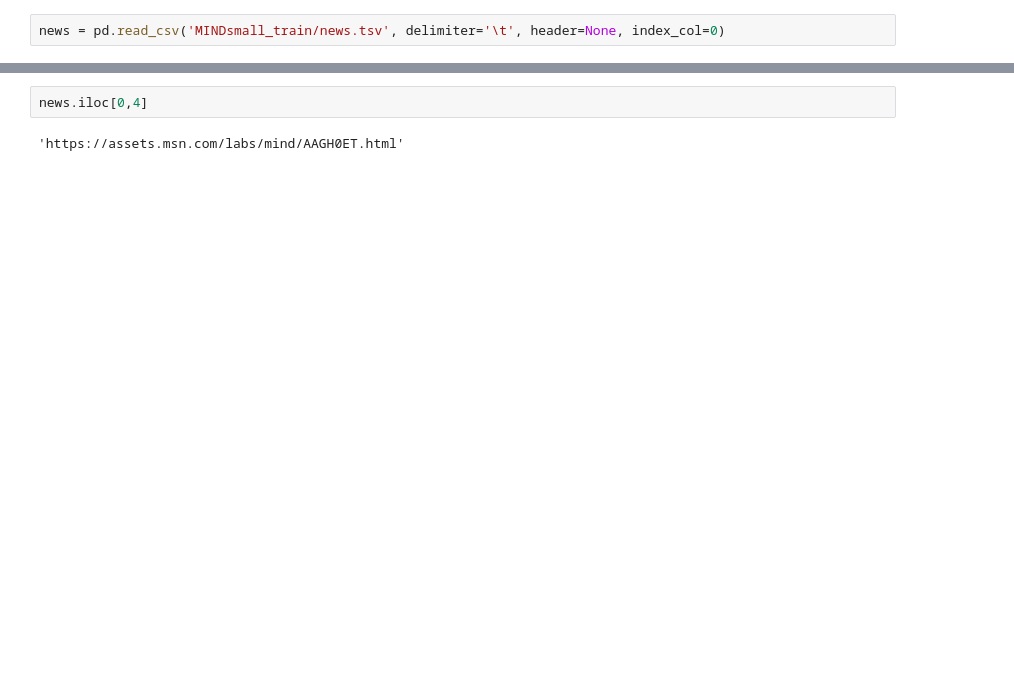
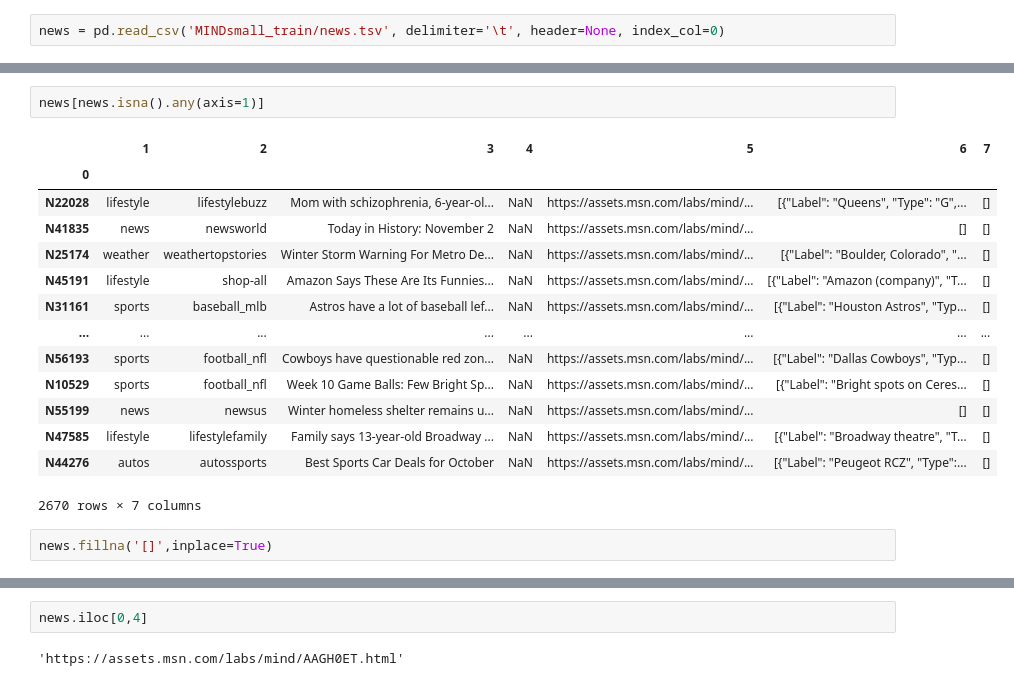
Before and after one commit to neojohny/peace_of_MIND, a Jupyter notebook: eda.ipynb, the cells around one changed output, grey strips where cells are left out. Cells and saved outputs as stored; diff of their text form; blank space fills up the shorter version.

```diff
--- a/eda.ipynb
+++ b/eda.ipynb
@@ -78,0 +266,19 @@ news.head()
+# %%
+news[news.isna().any(axis=1)]
+# %% [output]
+|  | 1 | 2 | 3 | 4 | 5 | 6 | 7 |
+| 0 |  |  |  |  |  |  |  |
+| N22028 | lifestyle | lifestylebuzz | Mom with schizophrenia, 6-year-ol... | NaN | https://assets.msn.com/labs/mind/... | [{"Label": "Queens", "Type": "G",... | [] |
+| N41835 | news | newsworld | Today in History: November 2 | NaN | https://assets.msn.com/labs/mind/... | [] | [] |
+| N25174 | weather | weathertopstories | Winter Storm Warning For Metro De... | NaN | https://assets.msn.com/labs/mind/... | [{"Label": "Boulder, Colorado", "... | [] |
+| N45191 | lifestyle | shop-all | Amazon Says These Are Its Funnies... | NaN | https://assets.msn.com/labs/mind/... | [{"Label": "Amazon (company)", "T... | [] |
+| N31161 | sports | baseball_mlb | Astros have a lot of baseball lef... | NaN | https://assets.msn.com/labs/mind/... | [{"Label": "Houston Astros", "Typ... | [] |
+| ... | ... | ... | ... | ... | ... | ... | ... |
+| N56193 | sports | football_nfl | Cowboys have questionable red zon... | NaN | https://assets.msn.com/labs/mind/... | [{"Label": "Dallas Cowboys", "Typ... | [] |
+| N10529 | sports | football_nfl | Week 10 Game Balls: Few Bright Sp... | NaN | https://assets.msn.com/labs/mind/... | [{"Label": "Bright spots on Ceres... | [] |
+| N55199 | news | newsus | Winter homeless shelter remains u... | NaN | https://assets.msn.com/labs/mind/... | [] | [] |
+| N47585 | lifestyle | lifestylefamily | Family says 13-year-old Broadway ... | NaN | https://assets.msn.com/labs/mind/... | [{"Label": "Broadway theatre", "T... | [] |
+| N44276 | autos | autossports | Best Sports Car Deals for October | NaN | https://assets.msn.com/labs/mind/... | [{"Label": "Peugeot RCZ", "Type":... | [] |
+2670 rows × 7 columns
+# %%
+news.fillna('[]',inplace=True)
```
Also changed, not shown: parts of 85 cells of this notebook.
